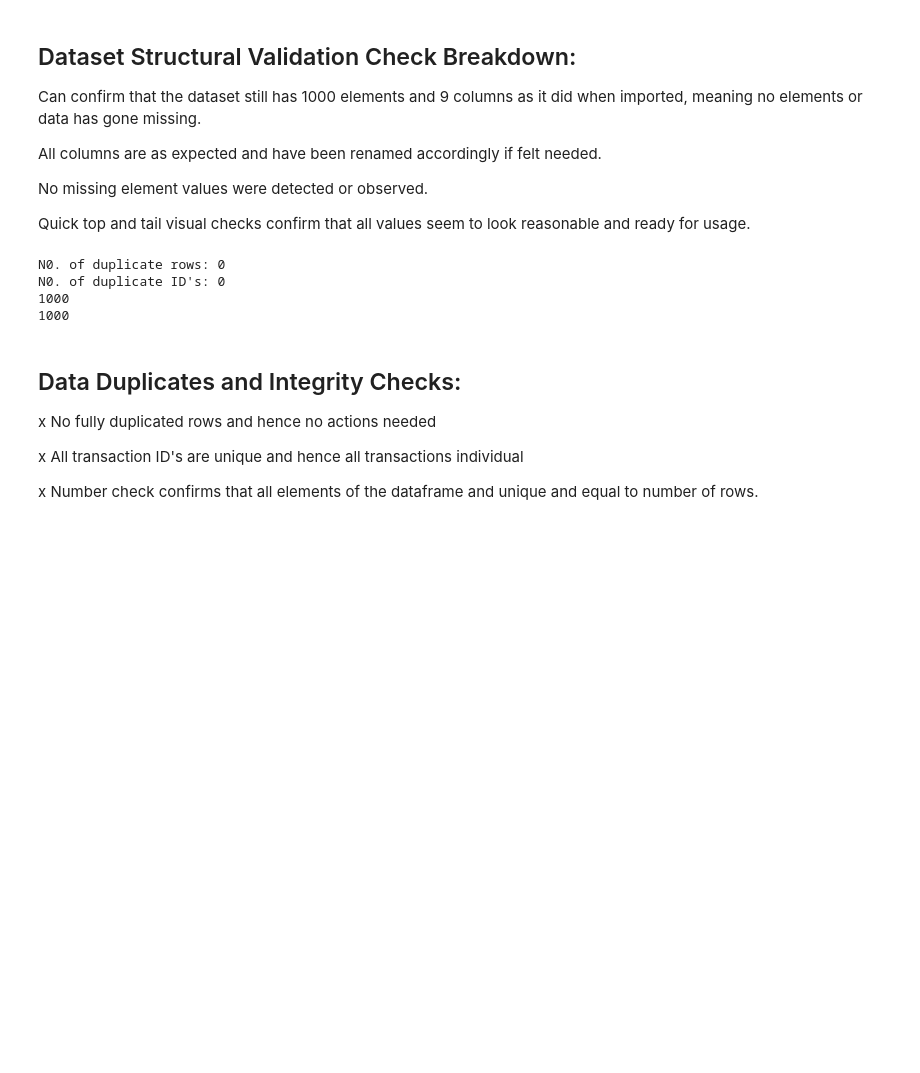
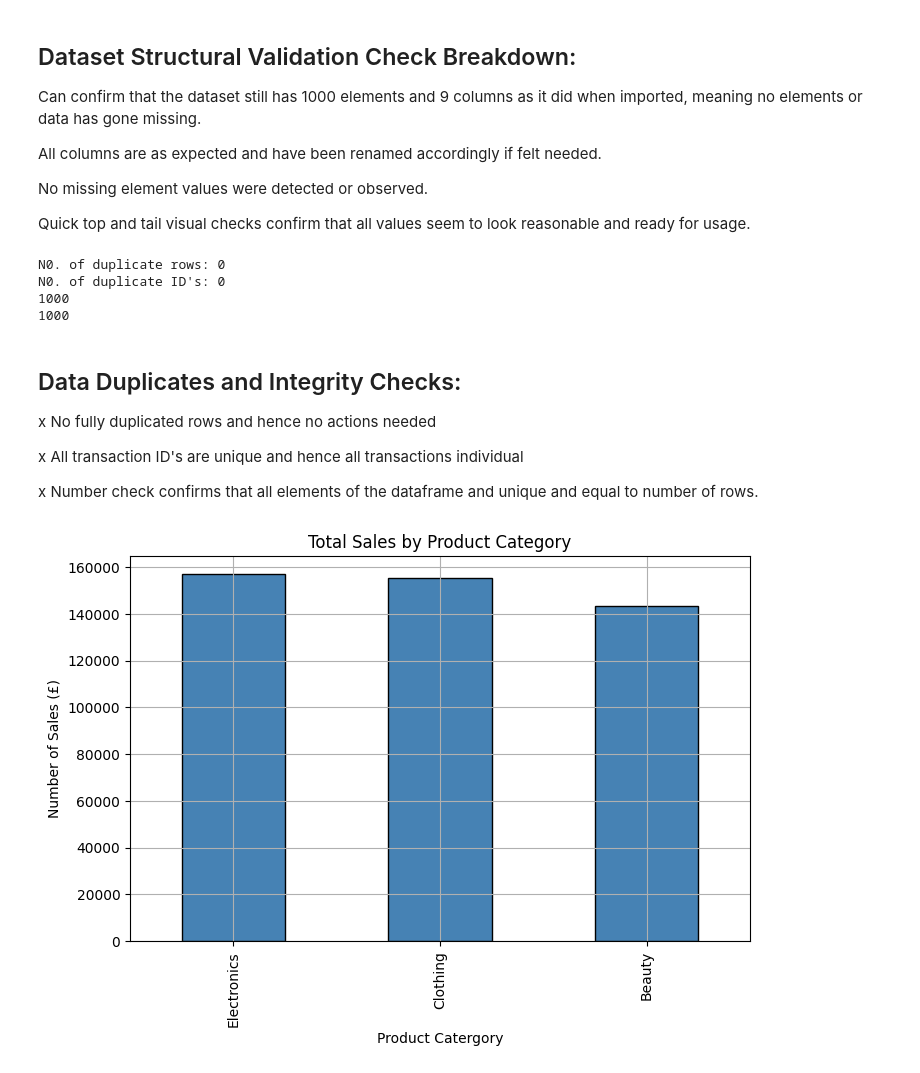
Before and after one commit to HayleyBunny/Retail-Data-Analysis, a Jupyter notebook: Retail Analysis.ipynb, the cells around one changed output. Cells and saved outputs as stored; diff of their text form; code cells hidden in the pictures; blank space fills up the shorter version.

```diff
--- a/Retail Analysis.ipynb
+++ b/Retail Analysis.ipynb
@@ -6,7 +6,7 @@ import pandas as pd
 import numpy as np
 # %%
 db = pd.read_csv('retail_sales_dataset.csv')
-db_copy = db
+db_copy = db.copy()
 db_copy.head()
 # %% [output]
 |  | Transaction ID | Date | Customer ID | Gender | Age | Product Category | Quantity | Price per Unit | ... |
@@ -87,6 +87,6 @@ print(db_copy.shape)
 (1000, 9)
 # %%
 #I also decided to rename the Total Amount column just so that it didn't become confusing when I started adding new int columns later that do calculations!
-db_copy.rename(columns={"Total Amount": "Total Sale Price"})
+db_copy.rename(columns={"Total Amount": "Total Sale Price"}, inplace=True)
 print(db_copy.columns.tolist())
 # %% [output]
@@ -128,0 +132,12 @@ x Number check confirms that all elements of the dataframe and unique and equal
+# %%
+category_sales = db_copy.groupby('Product Category')['Total Sale Price'].sum().sort_values(ascending=False)
+plt.figure(figsize=(8,5))
+category_sales.plot(kind='bar',color='steelblue', edgecolor='black')
+
+#Finalize Visualization:
+plt.title('Total Sales by Product Category')
+plt.xlabel('Product Catergory')
+plt.ylabel('Number of Sales (£)')
+plt.grid()
+# %% [output]
+[figure, added]
```
Also changed, not shown: parts of 4 cells of this notebook.
